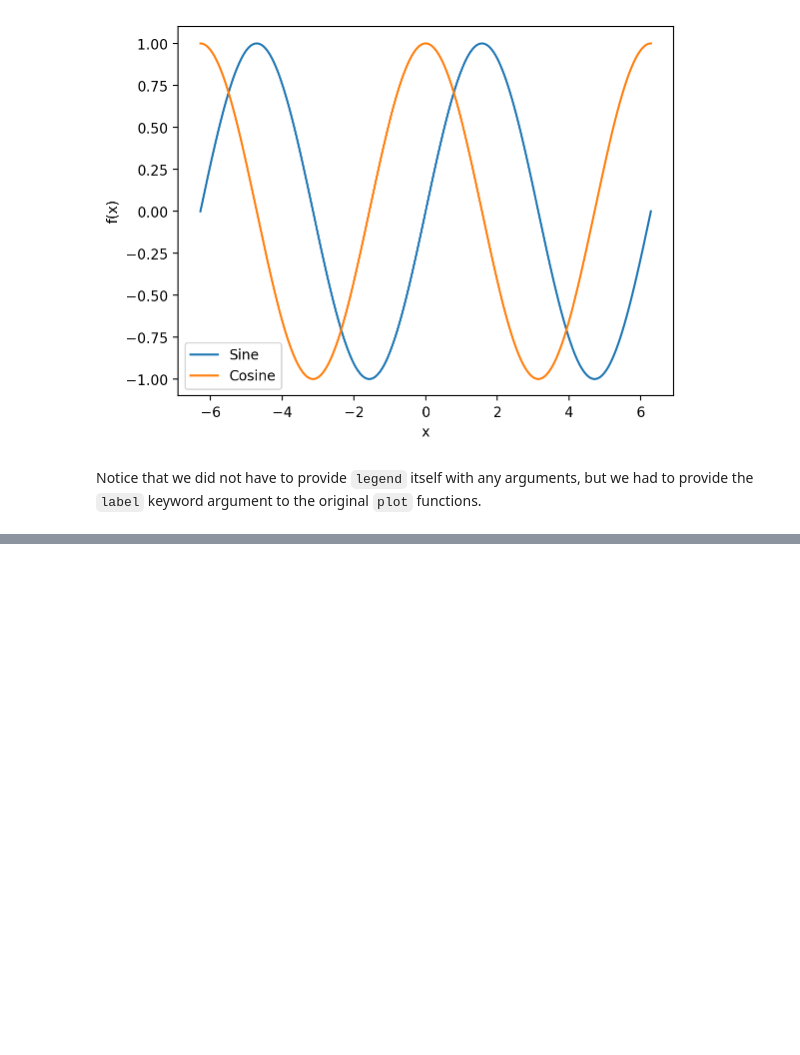
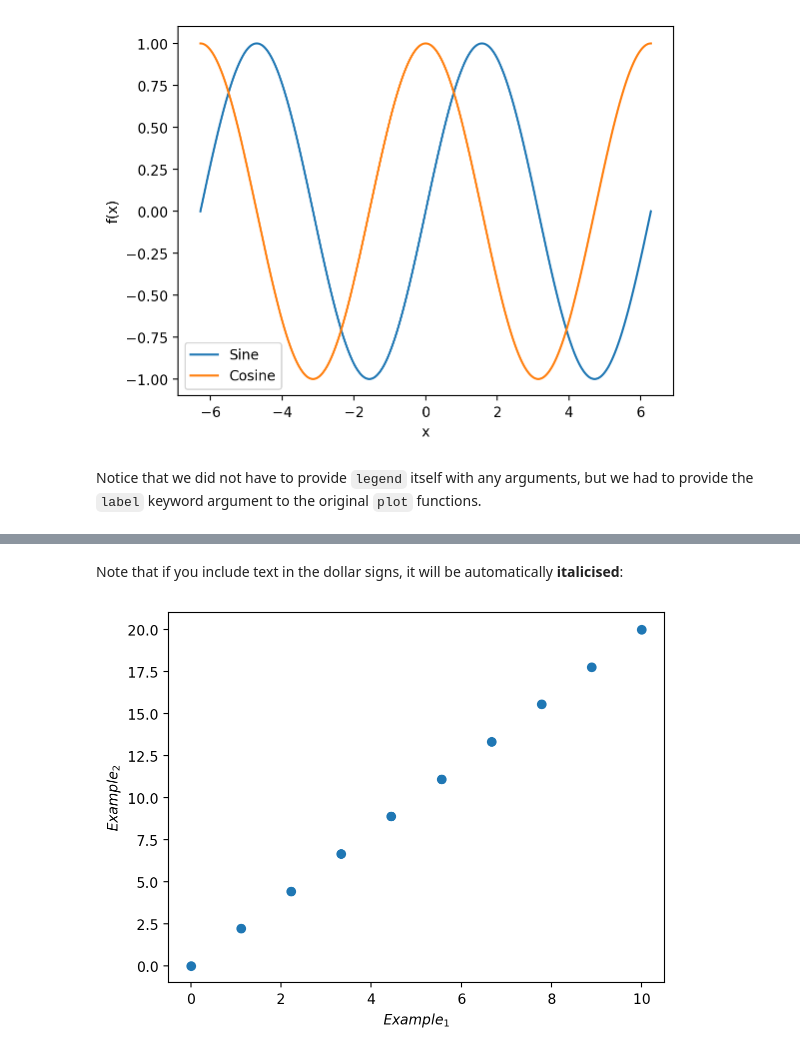
Before and after one commit to pythoninchemistry/ch12004, a Jupyter notebook: CH12004/lab_5/matplotlib.ipynb, the cells around one changed output, grey strips where cells are left out. Drawn from its saved outputs; the diff is of its cells as text; code cells hidden in the pictures; blank space fills up the shorter version.

```diff
--- a/CH12004/lab_5/matplotlib.ipynb
+++ b/CH12004/lab_5/matplotlib.ipynb
@@ -223,0 +269,10 @@ Notice that we did not have to provide `legend` itself with any arguments, but w
+# %% [markdown]
+Note that if you include text in the dollar signs, it will be automatically **italicised**:
+# %%
+plt.plot(x, y, 'o')
+plt.xlabel('$Example_{1}$')
+plt.ylabel('$Example_{2}$')
+
+plt.show()
+# %% [output]
+[figure, added]
```
Also changed, not shown: parts of 8 cells of this notebook.
